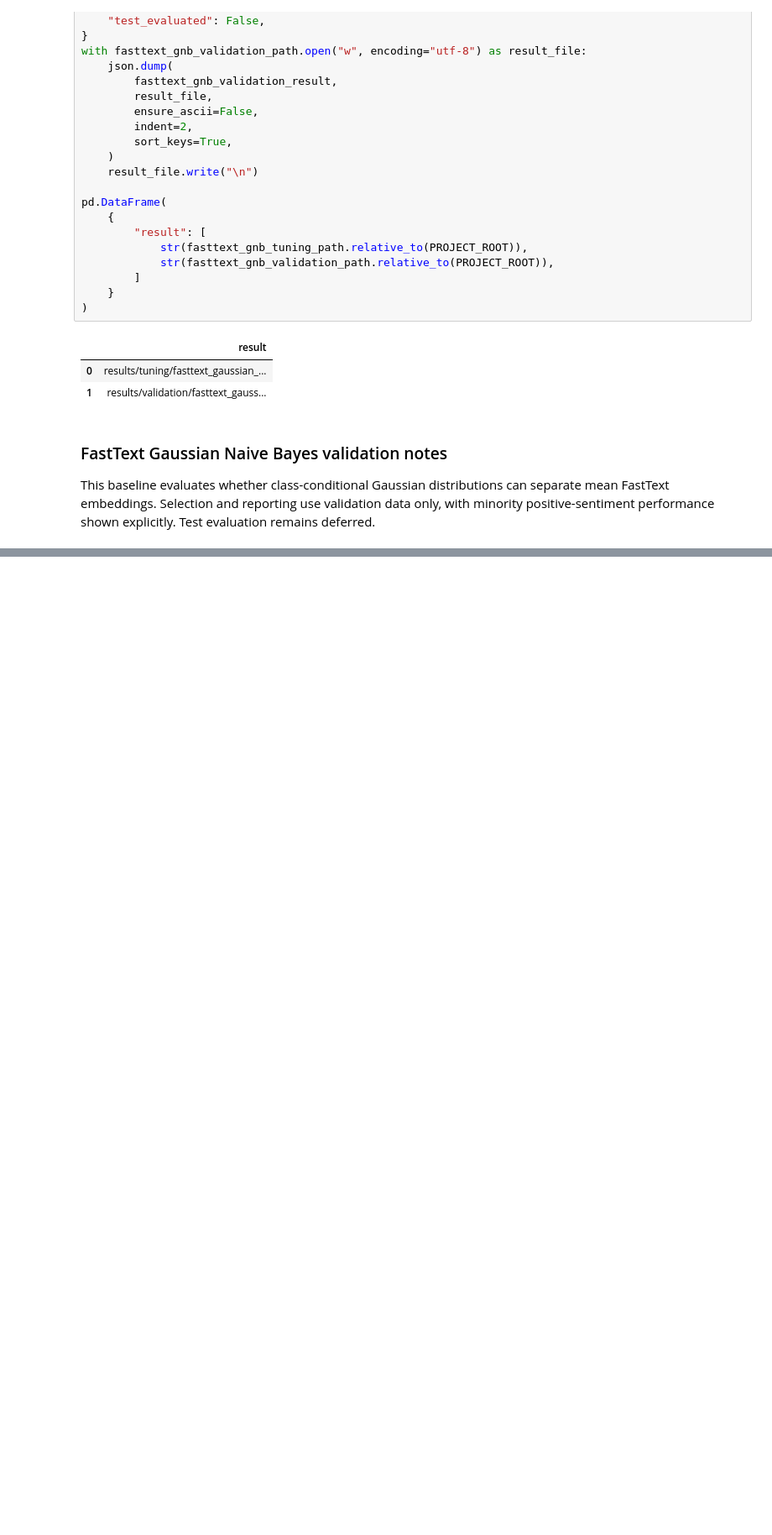
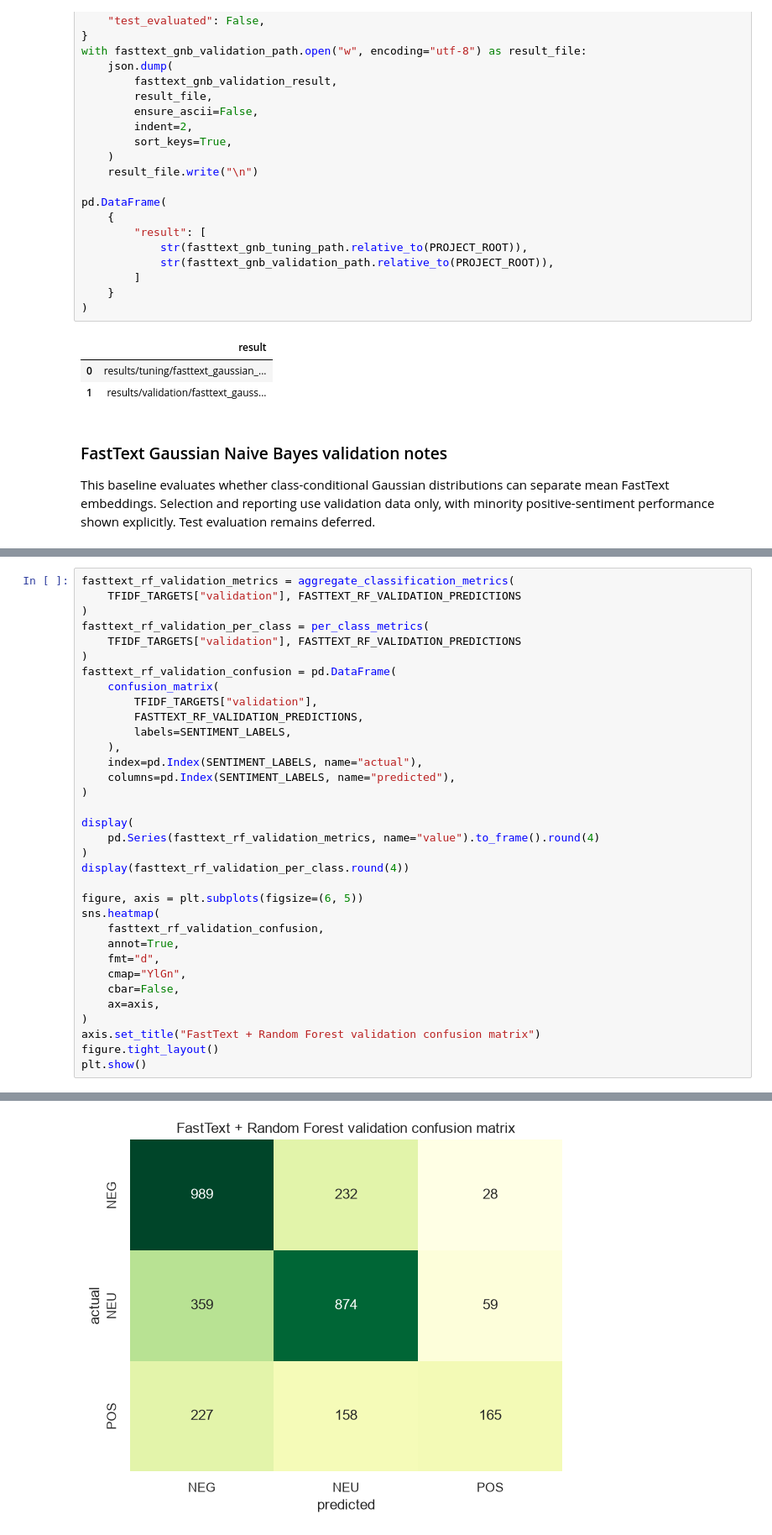
Before and after one commit to iAboud98/arabic-sentiment-analysis, a Jupyter notebook: notebooks/arabic_sentiment_analysis.ipynb, the cells around one changed output, grey strips where cells are left out. Shown at 84% size. Drawn from its saved outputs; the diff is of its cells as text; blank space fills up the shorter version.

Commit message:
tune FastText Random Forest

```diff
--- a/notebooks/arabic_sentiment_analysis.ipynb
+++ b/notebooks/arabic_sentiment_analysis.ipynb
@@ -3641,0 +3714,35 @@ This baseline evaluates whether class-conditional Gaussian distributions can sep
+# %%
+fasttext_rf_validation_metrics = aggregate_classification_metrics(
+    TFIDF_TARGETS["validation"], FASTTEXT_RF_VALIDATION_PREDICTIONS
+)
+fasttext_rf_validation_per_class = per_class_metrics(
+    TFIDF_TARGETS["validation"], FASTTEXT_RF_VALIDATION_PREDICTIONS
+)
+fasttext_rf_validation_confusion = pd.DataFrame(
+    confusion_matrix(
+        TFIDF_TARGETS["validation"],
+        FASTTEXT_RF_VALIDATION_PREDICTIONS,
+        labels=SENTIMENT_LABELS,
+    ),
+    index=pd.Index(SENTIMENT_LABELS, name="actual"),
+    columns=pd.Index(SENTIMENT_LABELS, name="predicted"),
+)
+
+display(
+    pd.Series(fasttext_rf_validation_metrics, name="value").to_frame().round(4)
+)
+display(fasttext_rf_validation_per_class.round(4))
+
+figure, axis = plt.subplots(figsize=(6, 5))
+sns.heatmap(
+    fasttext_rf_validation_confusion,
+    annot=True,
+    fmt="d",
+    cmap="YlGn",
+    cbar=False,
+    ax=axis,
+)
+axis.set_title("FastText + Random Forest validation confusion matrix")
+figure.tight_layout()
+plt.show()
+# %% [output]
@@ -3641,0 +3762 @@ This baseline evaluates whether class-conditional Gaussian distributions can sep
+[figure, added]
```
Also changed, not shown: parts of 5 cells of this notebook, 2 other files.
